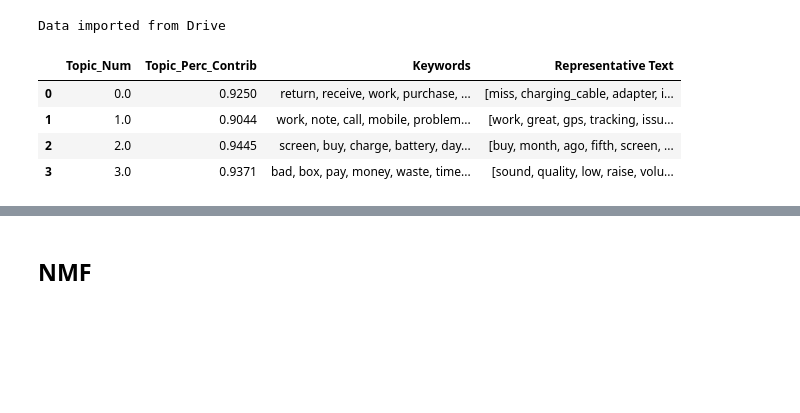
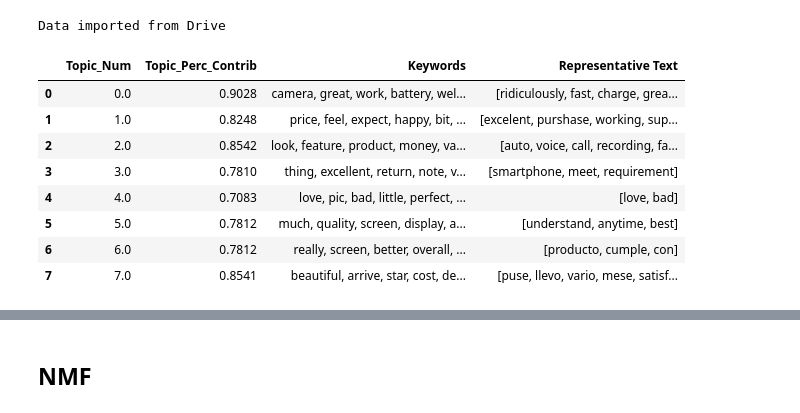
Before and after one commit to Vish4github/News-Category-Classification-using-Transfer-Learning, a Jupyter notebook: Final_Project_Phone_Reviews.ipynb, the cells around one changed output, grey strips where cells are left out. Drawn from its saved outputs; the diff is of its cells as text; code cells hidden in the pictures; blank space fills up the shorter version.

```diff
--- a/Final_Project_Phone_Reviews.ipynb
+++ b/Final_Project_Phone_Reviews.ipynb
@@ -405,7 +399,7 @@ File read from drive
 # %%
 #@title Sentiment Data
 
-pick_from_drive = False #@param {type:"boolean"}
+pick_from_drive = True #@param {type:"boolean"}
 
 if pick_from_drive:
   file_id = '1-hAZqHhS8pmiX3nJGV_WjQ_GG_cr9LRf'
@@ -613,8 +594,8 @@ else:
 Data imported from Drive
 # %%
 #@title Select Brand & Sentiment
-brand = "Samsung" #@param {type:"string"} ['Motorola', 'Nokia', 'Samsung', 'HUAWEI', 'Sony', 'Apple', 'Google', 'ASUS', 'OnePlus', 'Xiaomi']
-sentiment_topic = "negative" #@param {type:"string"} ['negative', 'positive']
+brand = "Xiaomi" #@param {type:"string"} ['Motorola', 'Nokia', 'Samsung', 'HUAWEI', 'Sony', 'Apple', 'Google', 'ASUS', 'OnePlus', 'Xiaomi']
+sentiment_topic = "positive" #@param {type:"string"} ['negative', 'positive']
 
 # Subset brand data
 topic_df_brand = topic_df[topic_df['brand']==brand]
@@ -711,7 +692,7 @@ trigram_mod = gensim.models.phrases.Phraser(trigram)
 
 data_ready = process_words(data_words)
 
-num_topics =  4#@param {type:"integer"}
+num_topics =  8#@param {type:"integer"}
 
 # Create Dictionary
 id2word = corpora.Dictionary(data_ready)
@@ -763,36 +744,40 @@ def format_topics_sentences(ldamodel=None, corpus=corpus, texts=data):
   sent_topics_df = pd.concat([sent_topics_df, contents], axis=1)
   return(sent_topics_df)
 
 df_topic_sents_keywords = format_topics_sentences(ldamodel=lda_model, corpus=corpus, texts=data_ready)
 
 # Format
 df_dominant_topic = df_topic_sents_keywords.reset_index()
 df_dominant_topic.columns = ['Document_No', 'Dominant_Topic', 'Topic_Perc_Contrib', 'Keywords', 'Text']
 
 # Display setting to show more characters in column
 pd.options.display.max_colwidth = 100
 
 sent_topics_sorteddf_mallet = pd.DataFrame()
 sent_topics_outdf_grpd = df_topic_sents_keywords.groupby('Dominant_Topic')
 
 for i, grp in sent_topics_outdf_grpd:
   sent_topics_sorteddf_mallet = pd.concat([sent_topics_sorteddf_mallet,
                                           grp.sort_values(['Perc_Contribution'], ascending=False).head(1)],
                                           axis=0)
 
 # Reset Index
 sent_topics_sorteddf_mallet.reset_index(drop=True, inplace=True)
 
 # Format
 sent_topics_sorteddf_mallet.columns = ['Topic_Num', "Topic_Perc_Contrib", "Keywords", "Representative Text"]
 
 # Show
 sent_topics_sorteddf_mallet
 # %% [output]
 |  | Topic_Num | Topic_Perc_Contrib | Keywords | Representative Text |
-| 0 | 0.0 | 0.9250 | return, receive, work, purchase, ... | [miss, charging_cable, adapter, i... |
-| 1 | 1.0 | 0.9044 | work, note, call, mobile, problem... | [work, great, gps, tracking, issu... |
-| 2 | 2.0 | 0.9445 | screen, buy, charge, battery, day... | [buy, month, ago, fifth, screen, ... |
-| 3 | 3.0 | 0.9371 | bad, box, pay, money, waste, time... | [sound, quality, low, raise, volu... |
+| 0 | 0.0 | 0.9028 | camera, great, work, battery, wel... | [ridiculously, fast, charge, grea... |
+| 1 | 1.0 | 0.8248 | price, feel, expect, happy, bit, ... | [excelent, purshase, working, sup... |
+| 2 | 2.0 | 0.8542 | look, feature, product, money, va... | [auto, voice, call, recording, fa... |
+| 3 | 3.0 | 0.7810 | thing, excellent, return, note, v... | [smartphone, meet, requirement] |
+| 4 | 4.0 | 0.7083 | love, pic, bad, little, perfect, ... | [love, bad] |
+| 5 | 5.0 | 0.7812 | much, quality, screen, display, a... | [understand, anytime, best] |
+| 6 | 6.0 | 0.7812 | really, screen, better, overall, ... | [producto, cumple, con] |
+| 7 | 7.0 | 0.8541 | beautiful, arrive, star, cost, de... | [puse, llevo, vario, mese, satisf... |
 # %%
 #@title Word Cloud of Top Words
```
Also changed, not shown: parts of 16 cells of this notebook.
